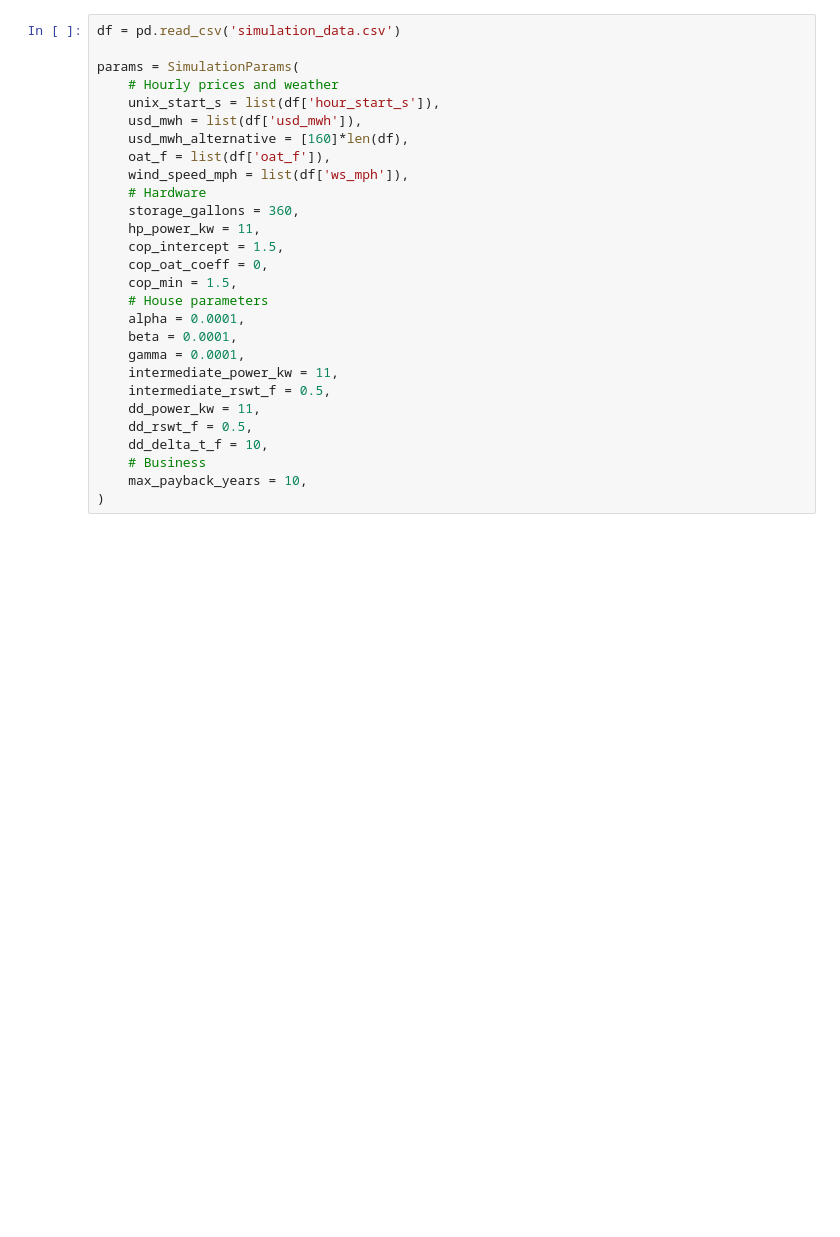
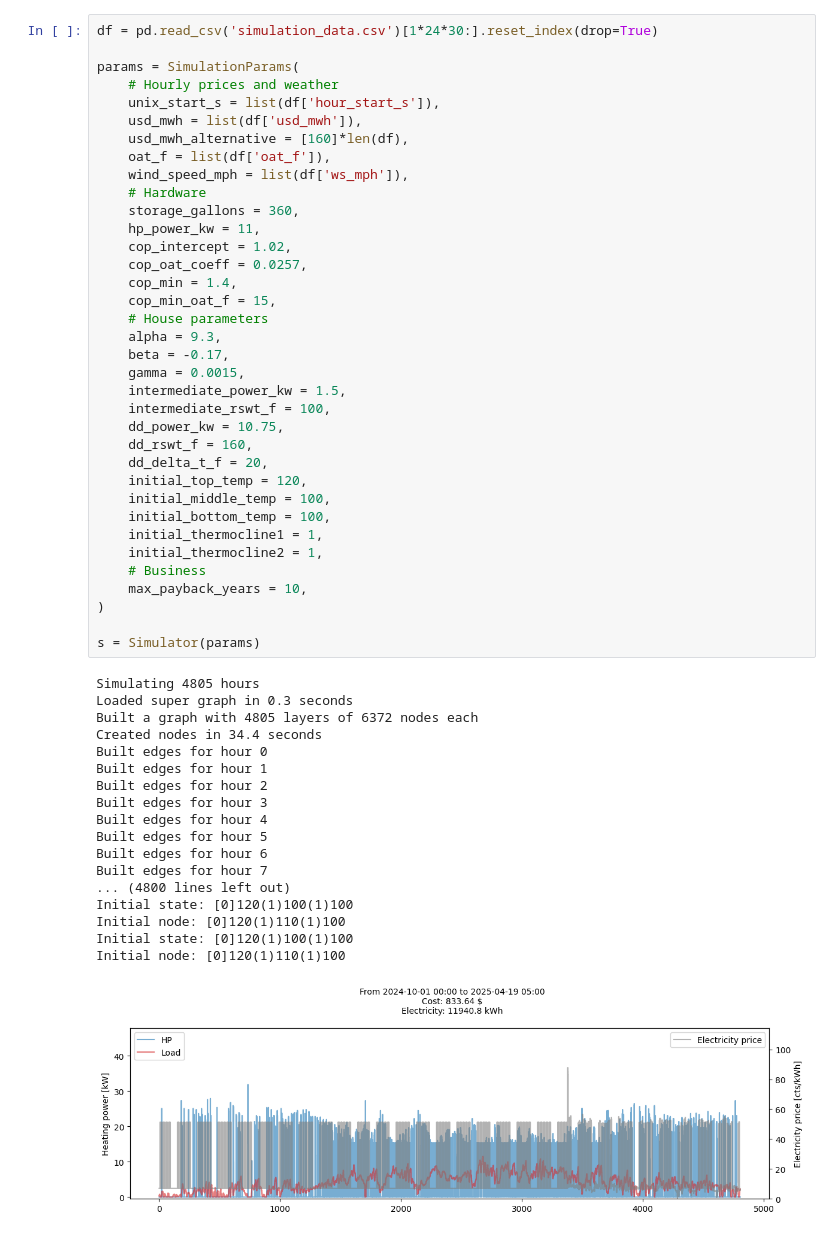
Before and after one commit to thegridelectric/visualizer, a Jupyter notebook: visualizer_api/max_cost_calulcator.ipynb, the cells around one changed output. Drawn from its saved outputs; the diff is of its cells as text; blank space fills up the shorter version.

Commit message:
Working simulation

```diff
--- a/visualizer_api/max_cost_calulcator.ipynb
+++ b/visualizer_api/max_cost_calulcator.ipynb
@@ -147,28 +119,55 @@ class Simulator():
 # %%
-df = pd.read_csv('simulation_data.csv')
+df = pd.read_csv('simulation_data.csv')[1*24*30:].reset_index(drop=True)
 
 params = SimulationParams(
     # Hourly prices and weather
     unix_start_s = list(df['hour_start_s']),
     usd_mwh = list(df['usd_mwh']),
     usd_mwh_alternative = [160]*len(df),
     oat_f = list(df['oat_f']),
     wind_speed_mph = list(df['ws_mph']),
     # Hardware
     storage_gallons = 360,
     hp_power_kw = 11,
-    cop_intercept = 1.5,
-    cop_oat_coeff = 0,
-    cop_min = 1.5,
+    cop_intercept = 1.02,
+    cop_oat_coeff = 0.0257,
+    cop_min = 1.4,
+    cop_min_oat_f = 15,
     # House parameters
-    alpha = 0.0001,
-    beta = 0.0001,
-    gamma = 0.0001,
-    intermediate_power_kw = 11,
-    intermediate_rswt_f = 0.5,
-    dd_power_kw = 11,
-    dd_rswt_f = 0.5,
-    dd_delta_t_f = 10,
+    alpha = 9.3,
+    beta = -0.17,
+    gamma = 0.0015,
+    intermediate_power_kw = 1.5,
+    intermediate_rswt_f = 100,
+    dd_power_kw = 10.75,
+    dd_rswt_f = 160,
+    dd_delta_t_f = 20,
+    initial_top_temp = 120,
+    initial_middle_temp = 100,
+    initial_bottom_temp = 100,
+    initial_thermocline1 = 1,
+    initial_thermocline2 = 1,
     # Business
     max_payback_years = 10,
 )
+
+s = Simulator(params)
+# %% [output]
+Simulating 4805 hours
+Loaded super graph in 0.3 seconds
+Built a graph with 4805 layers of 6372 nodes each
+Created nodes in 34.4 seconds
+Built edges for hour 0
+Built edges for hour 1
+Built edges for hour 2
+Built edges for hour 3
+Built edges for hour 4
+Built edges for hour 5
+Built edges for hour 6
+Built edges for hour 7
+... (4800 lines left out)
+Initial state: [0]120(1)100(1)100
+Initial node: [0]120(1)110(1)100
+Initial state: [0]120(1)100(1)100
+Initial node: [0]120(1)110(1)100
+[figure, added]
```
Also changed, not shown: parts of 3 cells of this notebook, 2 other files.
